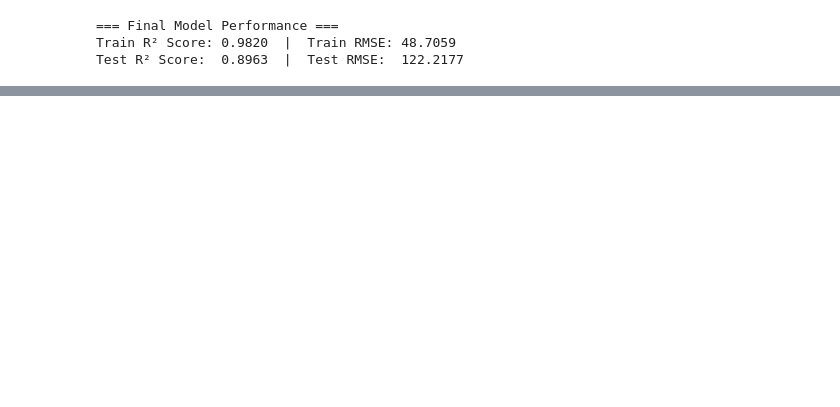
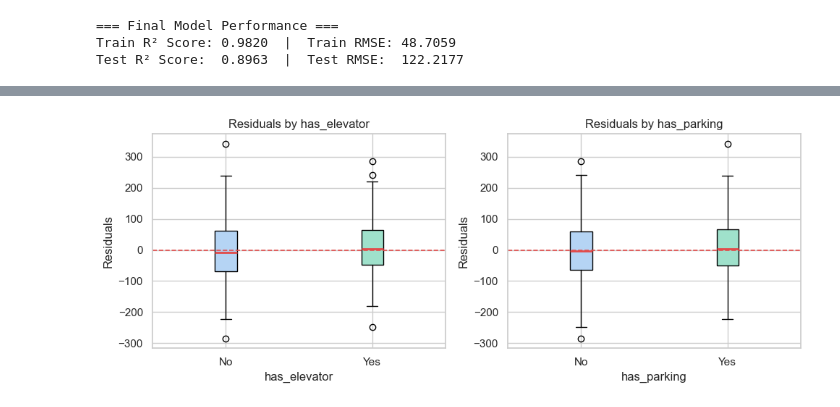
Before and after one commit to KSteponavicus/Urban-Rental-Pricing---Final-ML-Project, a Jupyter notebook: kipras.ipynb, the cells around one changed output, grey strips where cells are left out. Cells and saved outputs as stored; diff of their text form; code cells hidden in the pictures; blank space fills up the shorter version.

```diff
--- a/kipras.ipynb
+++ b/kipras.ipynb
@@ -821,0 +964,28 @@ Test R² Score:  0.8963  |  Test RMSE:  122.2177
+# %%
+fig, axes = plt.subplots(1, 2, figsize=(10, 4))
+
+for ax, col in zip(axes, BINARY):
+
+    group_no  = residuals[X_test_df[col] == 0]
+    group_yes = residuals[X_test_df[col] == 1]
+
+    bp = ax.boxplot(
+        [group_no, group_yes],
+        labels=['No', 'Yes'],
+        patch_artist=True,
+        medianprops=dict(color='#E24B4A', linewidth=2)
+    )
+
+    bp['boxes'][0].set_facecolor('#B5D4F4')
+    bp['boxes'][1].set_facecolor('#9FE1CB')
+
+    ax.axhline(0, color='#E24B4A', linewidth=1.2, linestyle='--')
+    ax.set_xlabel(col)
+    ax.set_ylabel('Residuals')
+    ax.set_title(f'Residuals by {col}')
+
+plt.tight_layout()
+plt.savefig('residuals_by_binary.png', dpi=150)
+plt.show()
+# %% [output]
+[figure, added]
```
Also changed, not shown: parts of 22 cells of this notebook, 1 other file.
